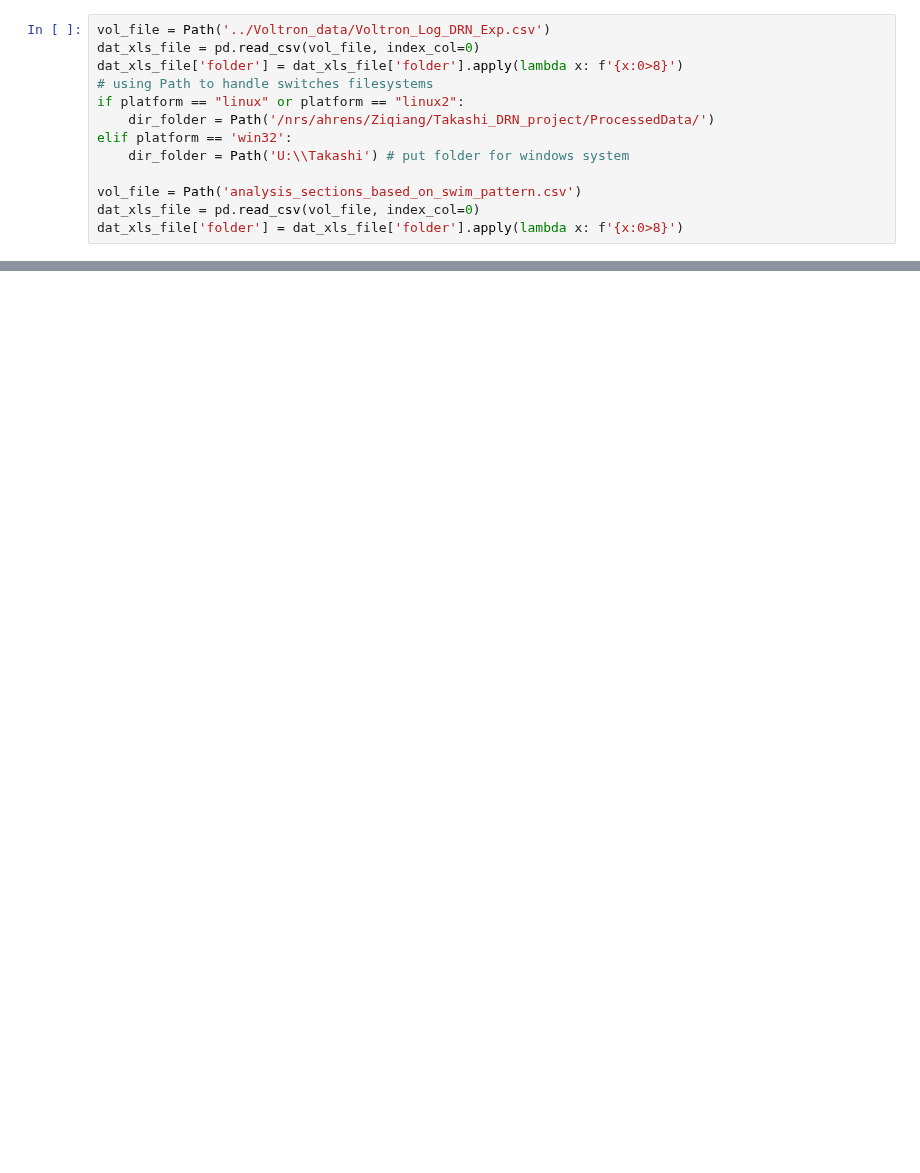
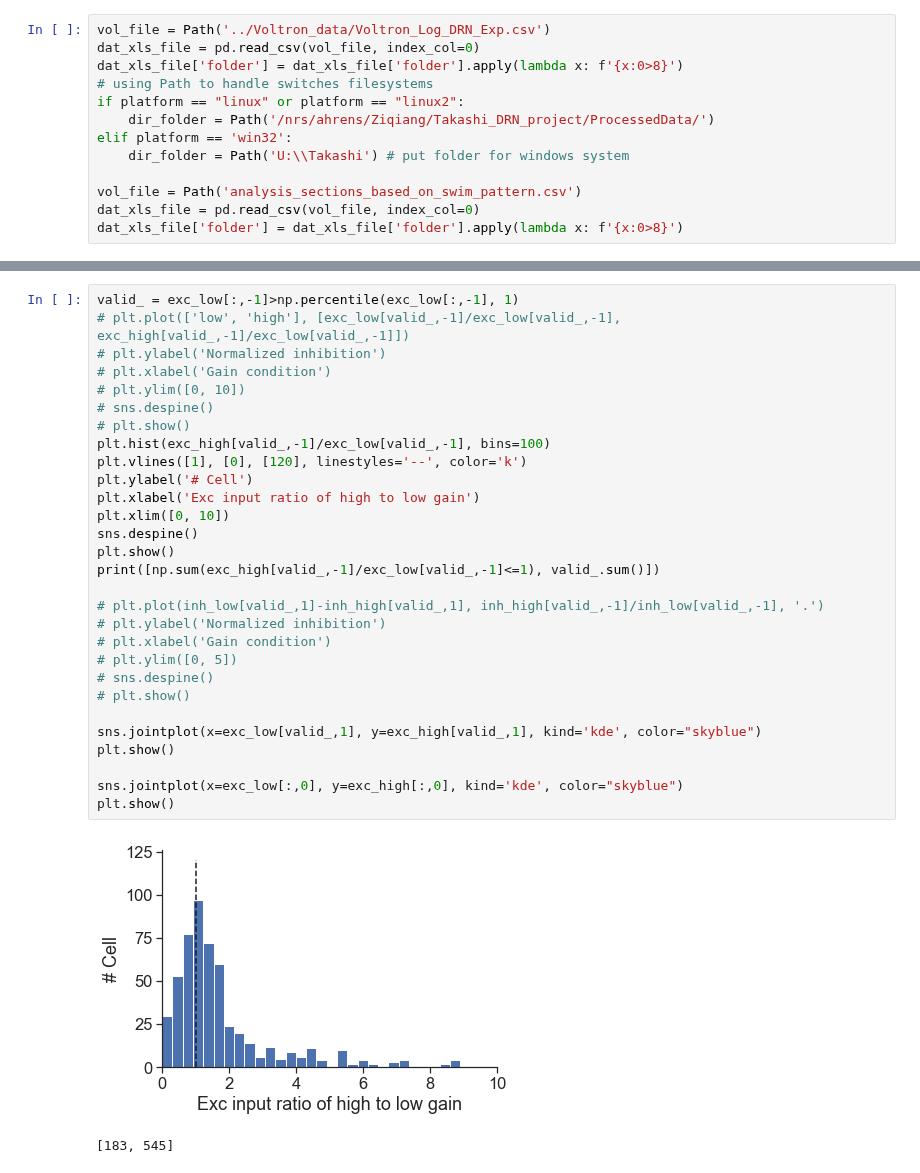
Before and after one commit to zqwei/DRN_voltage_analysis, a Jupyter notebook: Notebooks/memory_task_swim_bouts_subthres.ipynb, the cells around one changed output, grey strips where cells are left out. Saved outputs shown, nothing was run; the diff lists cells and outputs as text; blank space fills up the shorter version.

```diff
--- a/Notebooks/memory_task_swim_bouts_subthres.ipynb
+++ b/Notebooks/memory_task_swim_bouts_subthres.ipynb
@@ -266,0 +126,32 @@ swim_count  = np.zeros((len(swim_starts),))
+# %%
+valid_ = exc_low[:,-1]>np.percentile(exc_low[:,-1], 1)
+# plt.plot(['low', 'high'], [exc_low[valid_,-1]/exc_low[valid_,-1], exc_high[valid_,-1]/exc_low[valid_,-1]])
+# plt.ylabel('Normalized inhibition')
+# plt.xlabel('Gain condition')
+# plt.ylim([0, 10])
+# sns.despine()
+# plt.show()
+plt.hist(exc_high[valid_,-1]/exc_low[valid_,-1], bins=100)
+plt.vlines([1], [0], [120], linestyles='--', color='k')
+plt.ylabel('# Cell')
+plt.xlabel('Exc input ratio of high to low gain')
+plt.xlim([0, 10])
+sns.despine()
+plt.show()
+print([np.sum(exc_high[valid_,-1]/exc_low[valid_,-1]<=1), valid_.sum()])
+
+# plt.plot(inh_low[valid_,1]-inh_high[valid_,1], inh_high[valid_,-1]/inh_low[valid_,-1], '.')
+# plt.ylabel('Normalized inhibition')
+# plt.xlabel('Gain condition')
+# plt.ylim([0, 5])
+# sns.despine()
+# plt.show()
+
+sns.jointplot(x=exc_low[valid_,1], y=exc_high[valid_,1], kind='kde', color="skyblue")
+plt.show()
+
+sns.jointplot(x=exc_low[:,0], y=exc_high[:,0], kind='kde', color="skyblue")
+plt.show()
+# %% [output]
+[figure, added]
+[183, 545]
```
Also changed, not shown: parts of 17 cells of this notebook, 3 other files.
